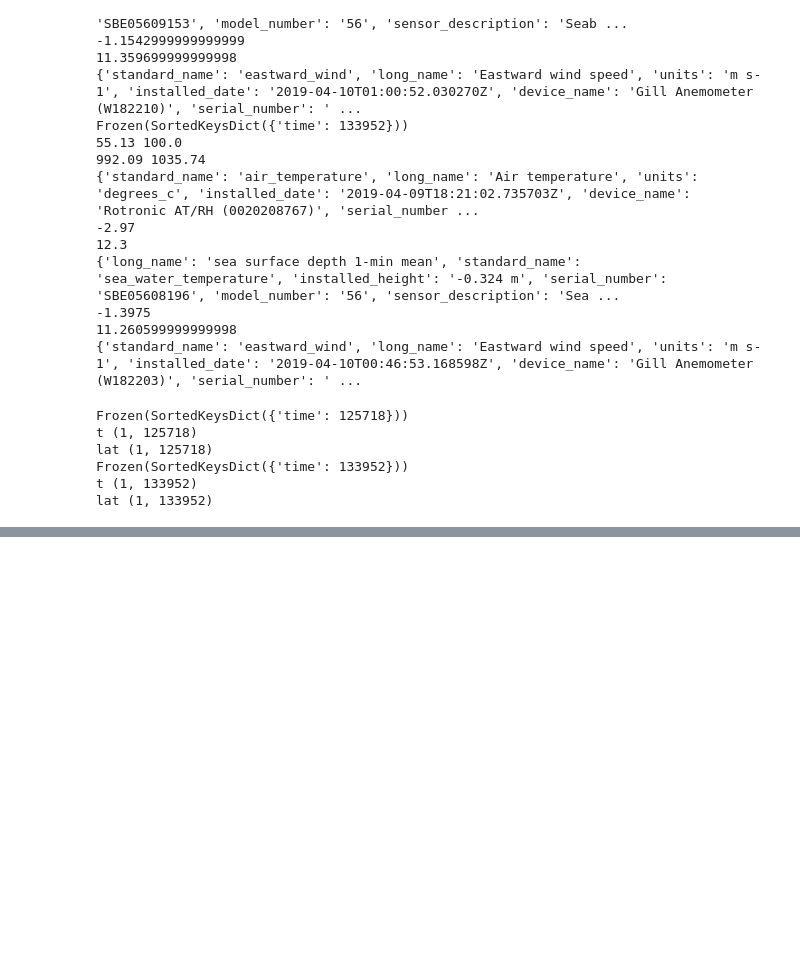
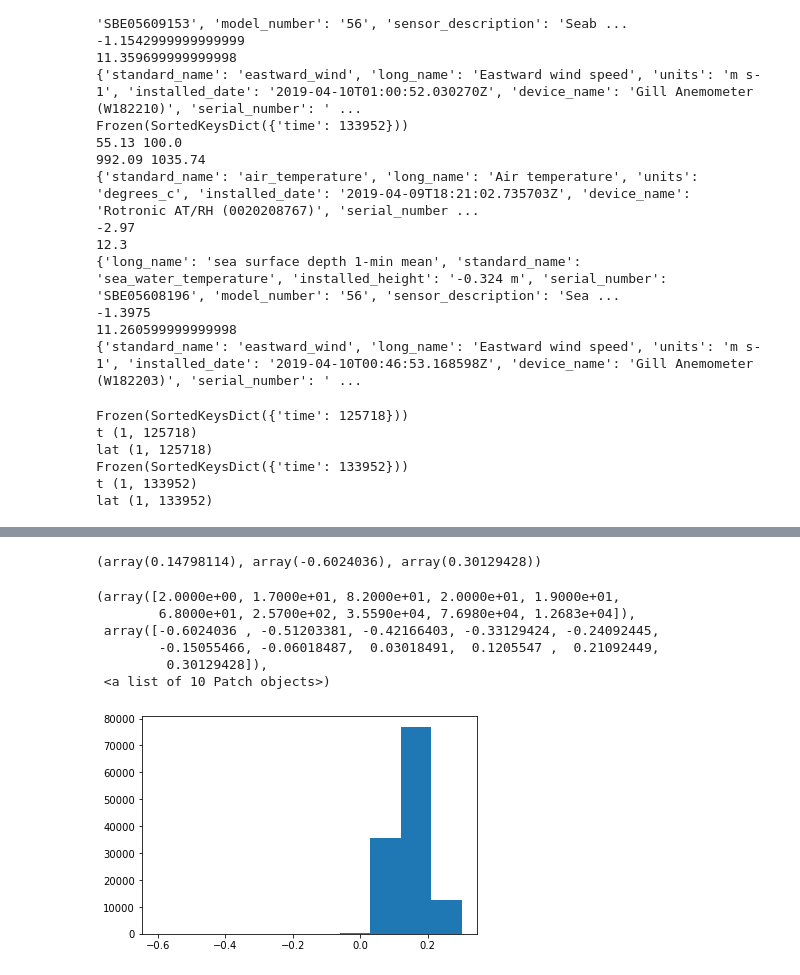
Before and after one commit to cgentemann/Saildrone, a Jupyter notebook: arctic_cruise/add fluxes to saildrone.ipynb, the cells around one changed output, grey strips where cells are left out. Cells and saved outputs as stored; diff of their text form; code cells hidden in the pictures; blank space fills up the shorter version.

```diff
--- a/arctic_cruise/add fluxes to saildrone.ipynb
+++ b/arctic_cruise/add fluxes to saildrone.ipynb
@@ -4,7 +4,6 @@ import numpy as np
 import sys
 sys.path.append('./../../flux/')
 from coare3 import coare3
-from coare4 import coare4
 from gravity_constant import grv
 import xarray as xr
 import numpy as np
@@ -18,13 +17,13 @@ fig_dir='C:/Users/gentemann/Google Drive/f_drive/docs/projects/misst-arctic/Sail
 
 icefile='C:/Users/gentemann/Google Drive/f_drive/docs/projects/misst-arctic/Ice Present.xlsx'
 
-data_dir = 'F:/data/cruise_data/saildrone/2019_arctic/post_mission/'
+data_dir = '//white_home_pc/F/data/cruise_data/saildrone/2019_arctic/post_mission/'
 
-adir_sbe='F:/data/cruise_data/saildrone/2019_arctic/sbe56/sd-'
+adir_sbe='//white_home_pc/F/data/cruise_data/saildrone/2019_arctic/sbe56/sd-'
 
-data_dir_sbe_combined = 'F:/data/cruise_data/saildrone/2019_arctic/post_mission_combined/'
+data_dir_sbe_combined = '//white_home_pc/F/data/cruise_data/saildrone/2019_arctic/post_mission_combined/'
 
-data_dir_out = 'F:/data/cruise_data/saildrone/2019_arctic/post_mission_combined_fluxes/'
+data_dir_out = '//white_home_pc/F/data/cruise_data/saildrone/2019_arctic/post_mission_combined_fluxes/'
 
 fnames=['saildrone-gen_5-arctic_misst_2019-sd1036-20190514T230000-20191011T183000-1_minutes-v1.1575336154680-withSBE.nc',
        'saildrone-gen_5-arctic_misst_2019-sd1037-20190514T230000-20191011T183000-1_minutes-v1.1575487464625-withSBE.nc']
@@ -178,0 +193,14 @@ ds.density_MEAN.plot()
+# %%
+ds.cool_skin_v3.mean().data,ds.cool_skin_v3.min().data,ds.cool_skin_v3.max().data
+# %% [output]
+(array(0.14798114), array(-0.6024036), array(0.30129428))
+# %%
+plt.hist(ds.cool_skin_v3)
+# %% [output]
+(array([2.0000e+00, 1.7000e+01, 8.2000e+01, 2.0000e+01, 1.9000e+01,
+        6.8000e+01, 2.5700e+02, 3.5590e+04, 7.6980e+04, 1.2683e+04]),
+ array([-0.6024036 , -0.51203381, -0.42166403, -0.33129424, -0.24092445,
+        -0.15055466, -0.06018487,  0.03018491,  0.1205547 ,  0.21092449,
+         0.30129428]),
+ <a list of 10 Patch objects>)
+[figure, added]
```
Also changed, not shown: parts of 4 cells of this notebook, 3 other files.
